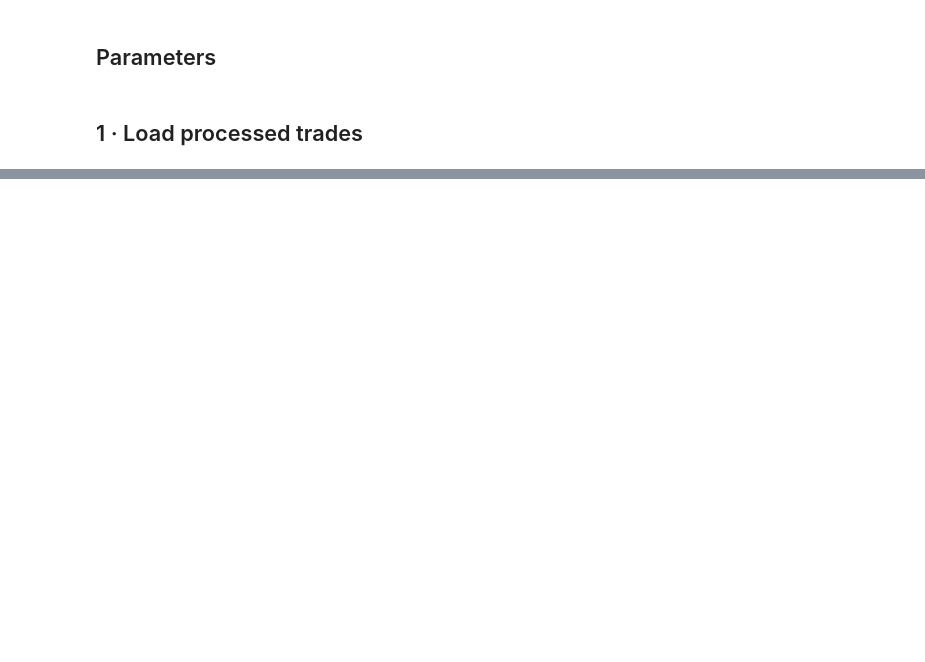
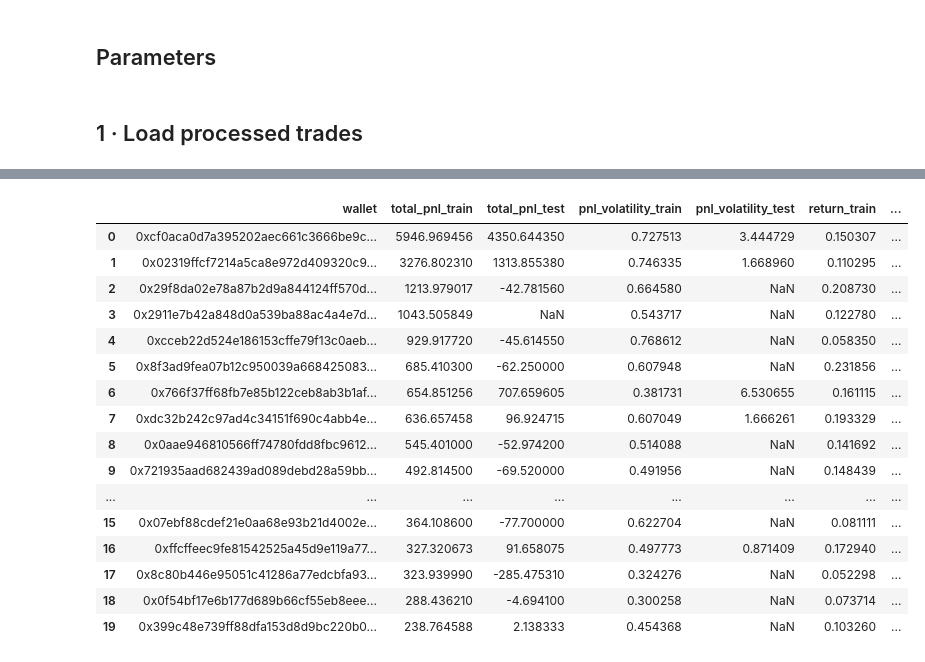
Before and after one commit to vobornij/polymarket, a Jupyter notebook: notebooks/profitable_wallet_analysis.ipynb, the cells around one changed output, grey strips where cells are left out. Saved outputs shown, nothing was run; the diff lists cells and outputs as text; code cells hidden in the pictures; blank space fills up the shorter version.

```diff
--- a/notebooks/profitable_wallet_analysis.ipynb
+++ b/notebooks/profitable_wallet_analysis.ipynb
@@ -238,0 +337,26 @@ wallet_vol[wallet_vol['num_buckets'] >= 2].sort_values("num_buckets").head(10)
+# %%
+best_wallet_set = set(filtered_wallets["wallet"])
+
+# ── test metrics for selected wallets only ────────────────────────────────────
+df_test_best = df[~df["is_train"] & df["wallet"].isin(best_wallet_set)]
+wallet_vol_test, _ = compute_wallet_metrics(df_test_best)
+
+# ── merge train & test side-by-side ──────────────────────────────────────────
+METRIC_COLS = ["wallet", "pnl_volatility", "num_buckets", "num_markets",
+               "total_notional", "total_pnl", "return",
+               "top5_pnl_pct", "top_market_pnl_pct"]
+
+comparison = (
+    filtered_wallets[METRIC_COLS]
+    .merge(
+        wallet_vol_test[METRIC_COLS],
+        on="wallet",
+        how="left",
+        suffixes=("_train", "_test"),
+    )
+    .sort_values("total_pnl_train", ascending=False)
+    .reset_index(drop=True)
+)
+
+print(f"Wallets with test data: {comparison['total_pnl_test'].notna().sum()} / {len(comparison)}")
+comparison
@@ -238,0 +382,20 @@ wallet_vol[wallet_vol['num_buckets'] >= 2].sort_values("num_buckets").head(10)
+# %%
+comparison[["wallet", "total_pnl_train", "total_pnl_test", "pnl_volatility_train", "pnl_volatility_test", "return_train", "return_test"]].head(20)
+# %% [output]
+|  | wallet | total_pnl_train | total_pnl_test | pnl_volatility_train | pnl_volatility_test | return_train | ... |
+| 0 | 0xcf0aca0d7a395202aec661c3666be9c... | 5946.969456 | 4350.644350 | 0.727513 | 3.444729 | 0.150307 | ... |
+| 1 | 0x02319ffcf7214a5ca8e972d409320c9... | 3276.802310 | 1313.855380 | 0.746335 | 1.668960 | 0.110295 | ... |
+| 2 | 0x29f8da02e78a87b2d9a844124ff570d... | 1213.979017 | -42.781560 | 0.664580 | NaN | 0.208730 | ... |
+| 3 | 0x2911e7b42a848d0a539ba88ac4a4e7d... | 1043.505849 | NaN | 0.543717 | NaN | 0.122780 | ... |
+| 4 | 0xcceb22d524e186153cffe79f13c0aeb... | 929.917720 | -45.614550 | 0.768612 | NaN | 0.058350 | ... |
+| 5 | 0x8f3ad9fea07b12c950039a668425083... | 685.410300 | -62.250000 | 0.607948 | NaN | 0.231856 | ... |
+| 6 | 0x766f37ff68fb7e85b122ceb8ab3b1af... | 654.851256 | 707.659605 | 0.381731 | 6.530655 | 0.161115 | ... |
+| 7 | 0xdc32b242c97ad4c34151f690c4abb4e... | 636.657458 | 96.924715 | 0.607049 | 1.666261 | 0.193329 | ... |
+| 8 | 0x0aae946810566ff74780fdd8fbc9612... | 545.401000 | -52.974200 | 0.514088 | NaN | 0.141692 | ... |
+| 9 | 0x721935aad682439ad089debd28a59bb... | 492.814500 | -69.520000 | 0.491956 | NaN | 0.148439 | ... |
+| ... | ... | ... | ... | ... | ... | ... | ... |
+| 15 | 0x07ebf88cdef21e0aa68e93b21d4002e... | 364.108600 | -77.700000 | 0.622704 | NaN | 0.081111 | ... |
+| 16 | 0xffcffeec9fe81542525a45d9e119a77... | 327.320673 | 91.658075 | 0.497773 | 0.871409 | 0.172940 | ... |
+| 17 | 0x8c80b446e95051c41286a77edcbfa93... | 323.939990 | -285.475310 | 0.324276 | NaN | 0.052298 | ... |
+| 18 | 0x0f54bf17e6b177d689b66cf55eb8eee... | 288.436210 | -4.694100 | 0.300258 | NaN | 0.073714 | ... |
+| 19 | 0x399c48e739ff88dfa153d8d9bc220b0... | 238.764588 | 2.138333 | 0.454368 | NaN | 0.103260 | ... |
```
Also changed, not shown: parts of 34 cells of this notebook, 3 other files.
